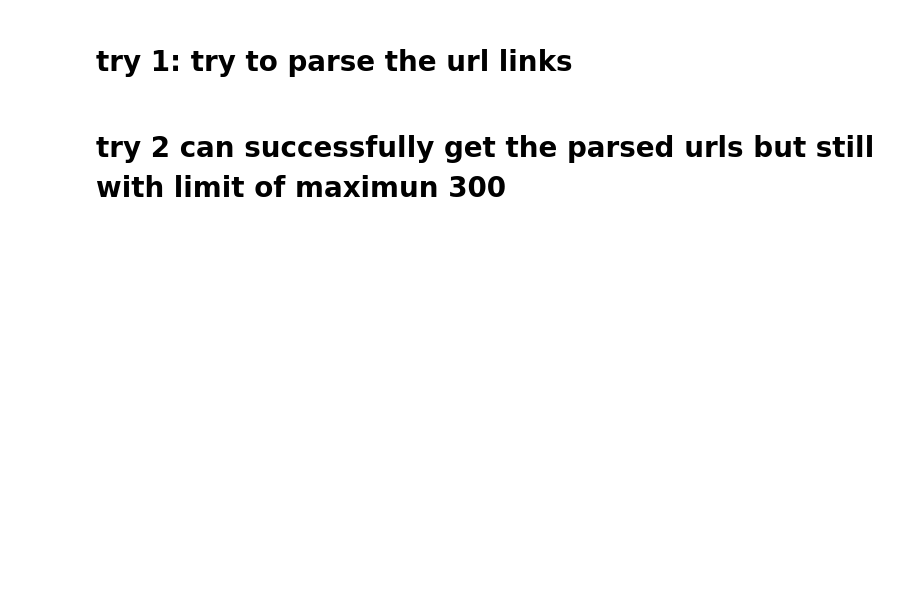
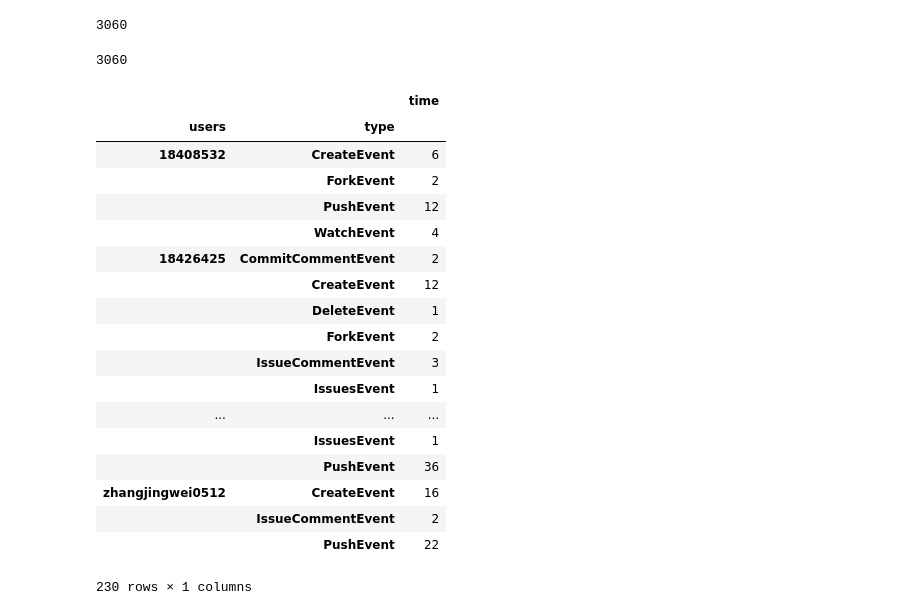
Before and after one commit to hupili/github-activies, a Jupyter notebook: github-scrapers/scrape-user-activity-details.ipynb, the cells around one changed output. Saved outputs shown, nothing was run; the diff lists cells and outputs as text; code cells hidden in the pictures; blank space fills up the shorter version.

```diff
--- a/github-scrapers/scrape-user-activity-details.ipynb
+++ b/github-scrapers/scrape-user-activity-details.ipynb
@@ -81,10 +55,0 @@ TypeError: string indices must be integers
-# %%
-all_commits=[]
-
-for user in under_100:
-    time.sleep(2)
-    try:
-        commits = get_under_100(user)
-        all_commits.extend(commits)
-    except:
-        print(user)
@@ -117,7 +56,9 @@ over_100
 # %%
-url_list=[]
-
-for user in over_100:
+all_commits = []
+for user in users:
+    one_user_commits=[]
     for i in range(1,4):
         url = 'https://api.github.com/users/{0}/events/public?page={1}&per_page=100'.format(user,i)
-        url_list.append(url)
+        commits = get_details(url)
+        one_user_commits.extend(commits)
+    all_commits.extend(one_user_commits)
@@ -126,9 +64,0 @@ url_list
-# %%
-for url in url_list:
-    time.sleep(2)
-    try:
-        commits = get_over_100(url)
-        all_commits.extend(commits)
-    except:
-        print(url)
-#maximum return with 300 entry.
@@ -144 +73,11 @@ df2 = pd.DataFrame(all_commits)
+# %%
+len(df3)
+# %% [output]
+3060
+# %%
+df3 = df2.drop_duplicates()
+# %%
+len(df3)
+# %% [output]
+3060
 # %%
@@ -146,2 +85,23 @@ df2.to_csv('../data/user-activity-details.csv')
 # %%
-df3 = df2.pivot_table(index=['users','type'],values = 'time',aggfunc='count')
+df4 = df3.pivot_table(index=['users','type'],values = 'time',aggfunc='count')
+df4
+# %% [output]
+|  |  | time |
+| users | type |  |
+| 18408532 | CreateEvent | 6 |
+|  | ForkEvent | 2 |
+|  | PushEvent | 12 |
+|  | WatchEvent | 4 |
+| 18426425 | CommitCommentEvent | 2 |
+|  | CreateEvent | 12 |
+|  | DeleteEvent | 1 |
+|  | ForkEvent | 2 |
+|  | IssueCommentEvent | 3 |
+|  | IssuesEvent | 1 |
+| ... | ... | ... |
+|  | IssuesEvent | 1 |
+|  | PushEvent | 36 |
+| zhangjingwei0512 | CreateEvent | 16 |
+|  | IssueCommentEvent | 2 |
+|  | PushEvent | 22 |
+230 rows × 1 columns
@@ -150,2 +107,0 @@ df3
-# %% [markdown]
-# try 1: try to parse the url links
@@ -160,2 +107,0 @@ links
-# %% [markdown]
-# try 2 can successfully get the parsed urls but still with limit of maximun 300
```
Also changed, not shown: parts of 25 cells of this notebook, 7 other files.
